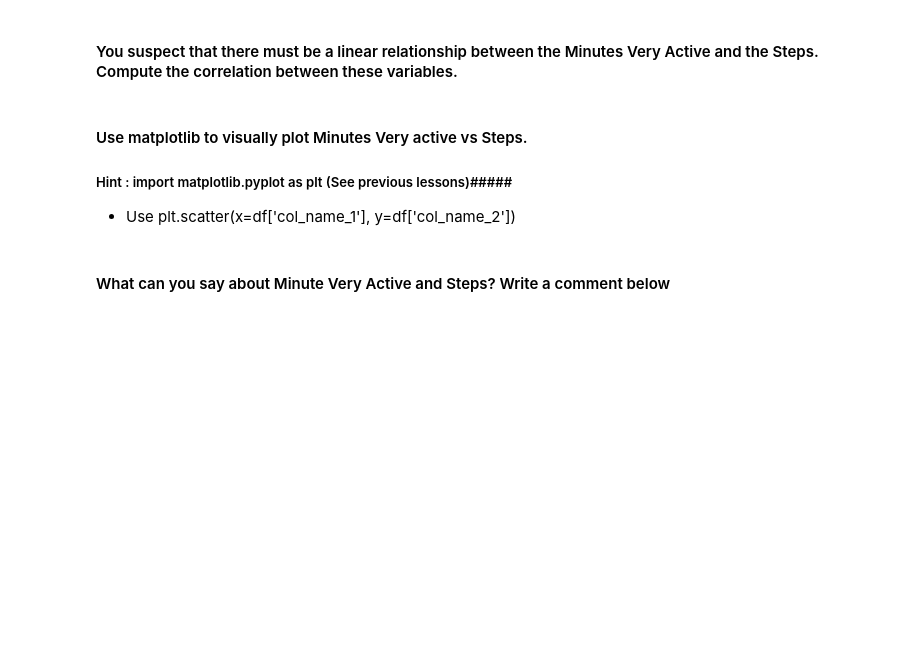
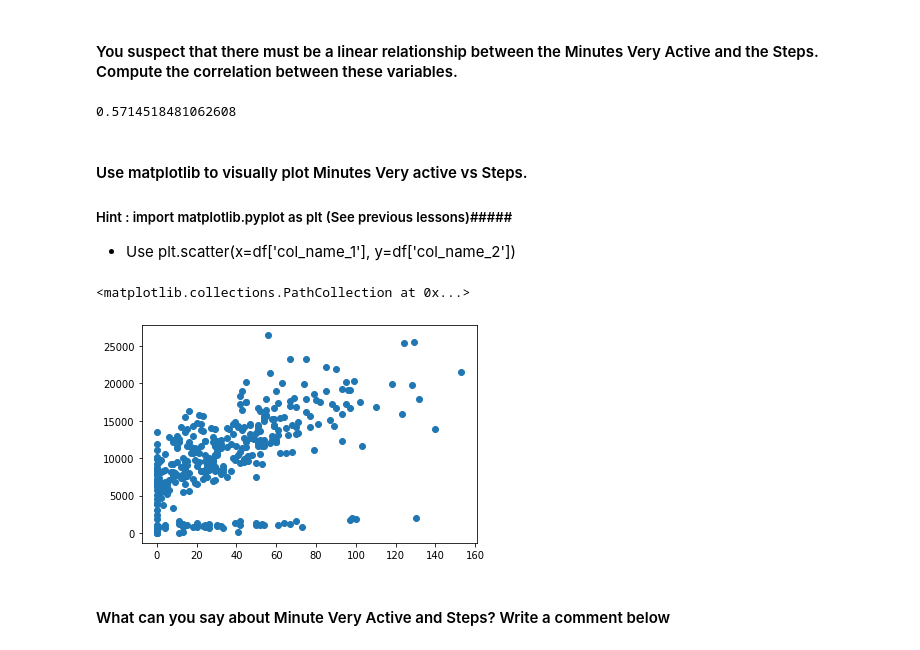
Before and after one commit to ta-datapt-bcn/lab-pivot-table-and-correlation, a Jupyter notebook: your_code/main.ipynb, the cells around one changed output. Cells and saved outputs as stored; diff of their text form; code cells hidden in the pictures; blank space fills up the shorter version.

```diff
--- a/your_code/main.ipynb
+++ b/your_code/main.ipynb
@@ -72,0 +165,4 @@
+# %%
+# your answer here
+fitbit = pd.read_csv('/Users/ljgoico/desktop/ironhack/module-2/week-10/lab-pivot-table-and-correlation/your_code/Fitbit.csv')
+fitbit.head()
@@ -81,6 +212,9 @@
 #### You suspect that there must be a linear relationship between the Minutes Very Active and the Steps. Compute the correlation between these variables.
 # %%
 # your answer here
+fitbit['Minutes Very Active'].corr(fitbit['Steps'])
+# %% [output]
+0.5714518481062608
 # %% [markdown]
 #### Use matplotlib to visually plot Minutes Very active vs Steps.
 
@@ -91,2 +223,9 @@
+# %%
+# your answer here
+import matplotlib.pyplot as plt
+plt.scatter(x=fitbit['Minutes Very Active'], y=fitbit['Steps'])
+# %% [output]
+<matplotlib.collections.PathCollection at 0x...>
+[figure, added]
 # %% [markdown]
 #### What can you say about Minute Very Active and Steps? Write a comment below
```
Also changed, not shown: parts of 43 cells of this notebook.
